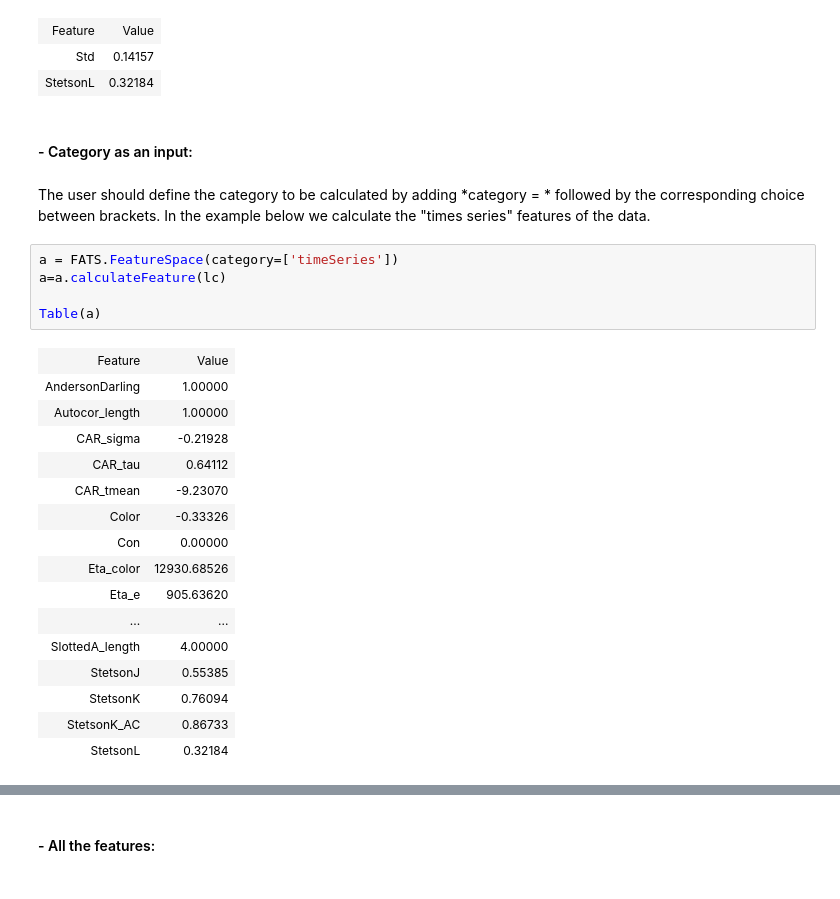
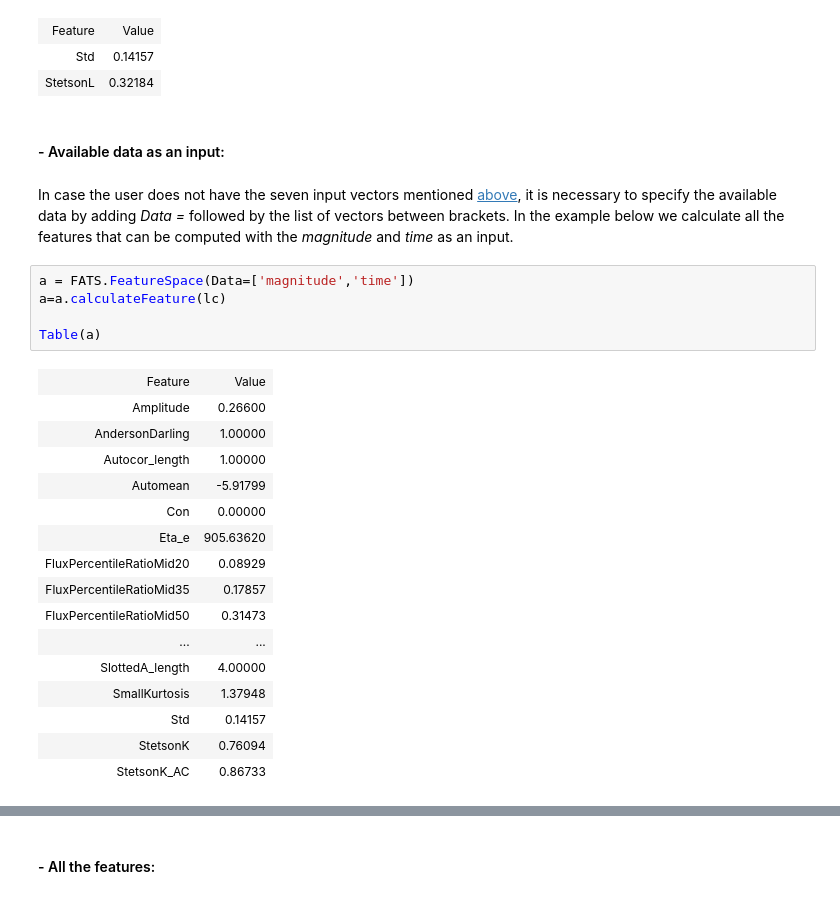
Before and after one commit to isadoranun/time-series-feats, a Jupyter notebook: FeaturesDocumentation.ipynb, the cells around one changed output, grey strips where cells are left out. Cells and saved outputs as stored; diff of their text form.

Commit message:
category eliminated, added input parameter

```diff
--- a/FeaturesDocumentation.ipynb
+++ b/FeaturesDocumentation.ipynb
@@ -222,28 +224,28 @@ Table(a)
 | Std | 0.14157 |
 | StetsonL | 0.32184 |
 # %% [markdown]
-#### - Category as an input:
+#### - Available data as an input:
-# %% [markdown]
-The user should define the category to be calculated by adding *category = * followed by the corresponding choice between brackets. In the example below we calculate the "times series" features of the data.
+# %% [markdown]
+In case the user does not have the seven input vectors mentioned  [above](#Vectors), it is necessary to specify the available  data by adding *Data =*  followed by the list of vectors between brackets. In the example below we calculate all the features that can be computed with the *magnitude* and *time* as an input.
 # %%
-a = FATS.FeatureSpace(category=['timeSeries'])
+a = FATS.FeatureSpace(Data=['magnitude','time'])
 a=a.calculateFeature(lc)
 
 Table(a)
 # %% [output]
 | Feature | Value |
+| Amplitude | 0.26600 |
 | AndersonDarling | 1.00000 |
 | Autocor_length | 1.00000 |
-| CAR_sigma | -0.21928 |
-| CAR_tau | 0.64112 |
-| CAR_tmean | -9.23070 |
-| Color | -0.33326 |
+| Automean | -5.91799 |
 | Con | 0.00000 |
-| Eta_color | 12930.68526 |
 | Eta_e | 905.63620 |
+| FluxPercentileRatioMid20 | 0.08929 |
+| FluxPercentileRatioMid35 | 0.17857 |
+| FluxPercentileRatioMid50 | 0.31473 |
 | ... | ... |
 | SlottedA_length | 4.00000 |
-| StetsonJ | 0.55385 |
+| SmallKurtosis | 1.37948 |
+| Std | 0.14157 |
 | StetsonK | 0.76094 |
 | StetsonK_AC | 0.86733 |
-| StetsonL | 0.32184 |
```
Also changed, not shown: parts of 15 cells of this notebook, 3 other files.
